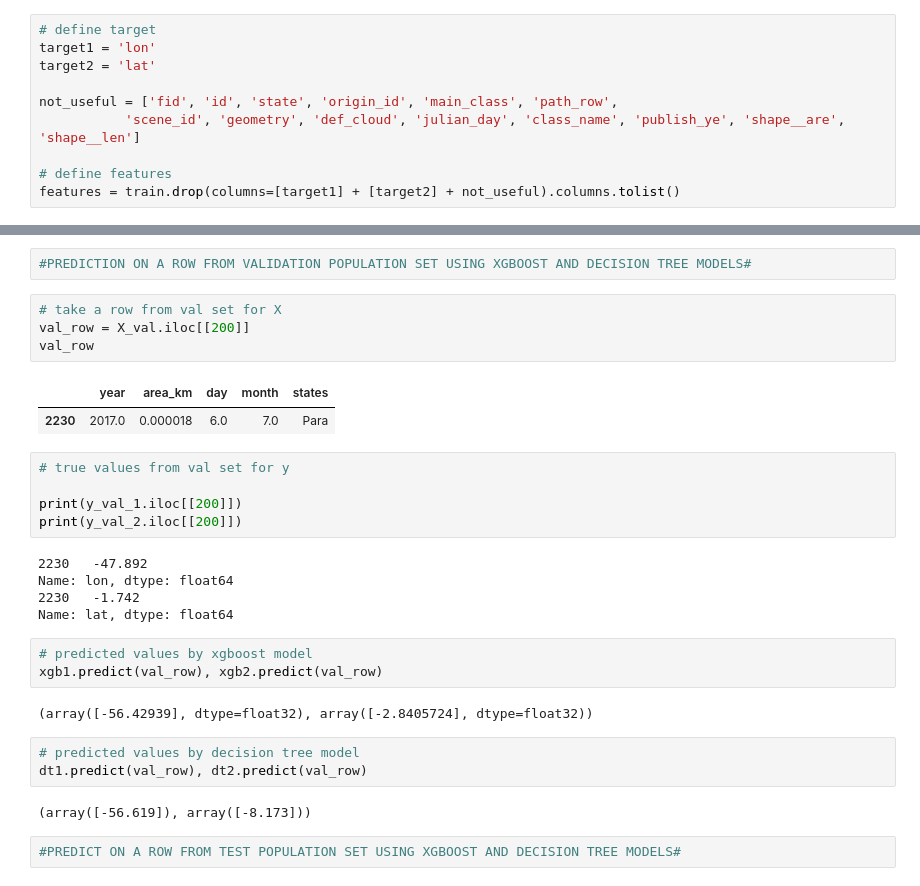
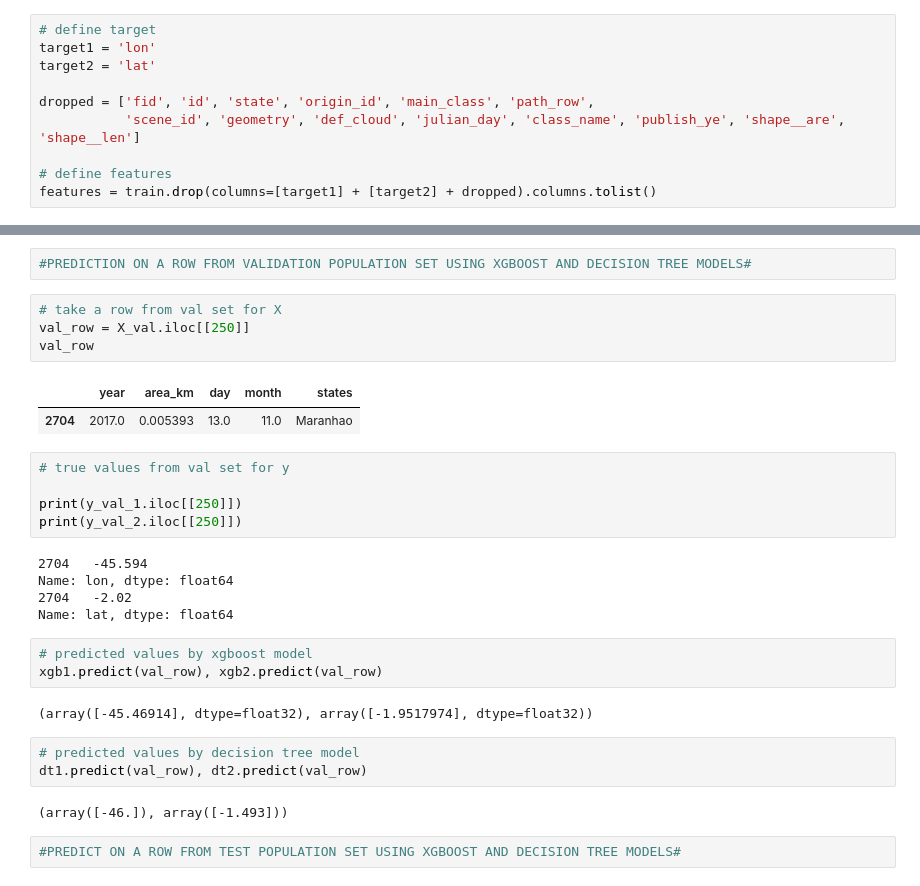
Before and after one commit to TechLabs-Berlin/st-birdsAI, a Jupyter notebook: P_BirdAI_1.ipynb, the cells around one changed output, grey strips where cells are left out. Saved outputs shown, nothing was run; the diff lists cells and outputs as text.

```diff
--- a/P_BirdAI_1.ipynb
+++ b/P_BirdAI_1.ipynb
@@ -237,11 +173,11 @@ test = test.round({'lon':3, 'lat':3})
 target1 = 'lon'
 target2 = 'lat'
 
-not_useful = ['fid', 'id', 'state', 'origin_id', 'main_class', 'path_row',
+dropped = ['fid', 'id', 'state', 'origin_id', 'main_class', 'path_row',
            'scene_id', 'geometry', 'def_cloud', 'julian_day', 'class_name', 'publish_ye', 'shape__are', 'shape__len']
 
 # define features
-features = train.drop(columns=[target1] + [target2] + not_useful).columns.tolist()
+features = train.drop(columns=[target1] + [target2] + dropped).columns.tolist()
 # %%
 features
 # %% [output]
@@ -494,31 +415,31 @@ axs[1].scatter(x=y_val_pred_2, y=y_val_pred_1, c='blue', alpha=0.1);
 #PREDICTION ON A ROW FROM VALIDATION POPULATION SET USING XGBOOST AND DECISION TREE MODELS#
 # %%
 # take a row from val set for X
-val_row = X_val.iloc[[200]]
+val_row = X_val.iloc[[250]]
 val_row
 # %% [output]
 |  | year | area_km | day | month | states |
-| 2230 | 2017.0 | 0.000018 | 6.0 | 7.0 | Para |
+| 2704 | 2017.0 | 0.005393 | 13.0 | 11.0 | Maranhao |
 # %%
 # true values from val set for y
 
-print(y_val_1.iloc[[200]])
-print(y_val_2.iloc[[200]])
+print(y_val_1.iloc[[250]])
+print(y_val_2.iloc[[250]])
 # %% [output]
-2230   -47.892
+2704   -45.594
 Name: lon, dtype: float64
-2230   -1.742
+2704   -2.02
 Name: lat, dtype: float64
 # %%
 # predicted values by xgboost model
 xgb1.predict(val_row), xgb2.predict(val_row)
 # %% [output]
-(array([-56.42939], dtype=float32), array([-2.8405724], dtype=float32))
+(array([-45.46914], dtype=float32), array([-1.9517974], dtype=float32))
 # %%
 # predicted values by decision tree model
 dt1.predict(val_row), dt2.predict(val_row)
 # %% [output]
-(array([-56.619]), array([-8.173]))
+(array([-46.]), array([-1.493]))
 # %%
 #PREDICT ON A ROW FROM TEST POPULATION SET USING XGBOOST AND DECISION TREE MODELS#
 # %%
```
Also changed, not shown: parts of 21 cells of this notebook.
